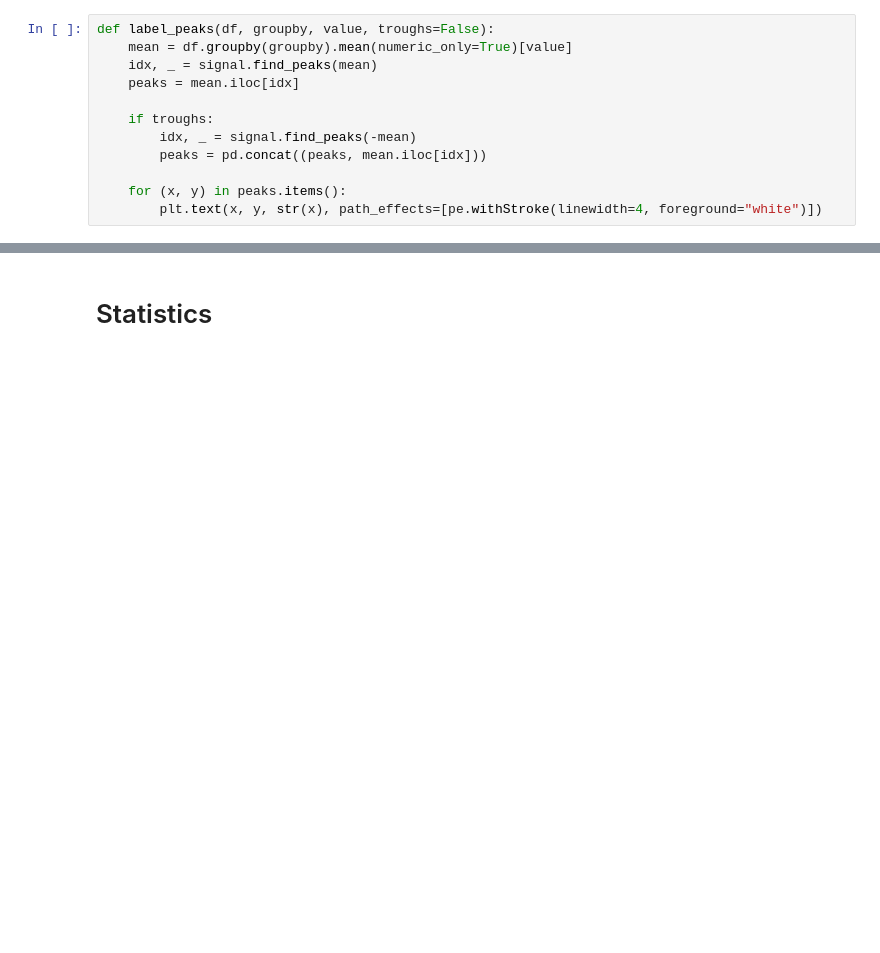
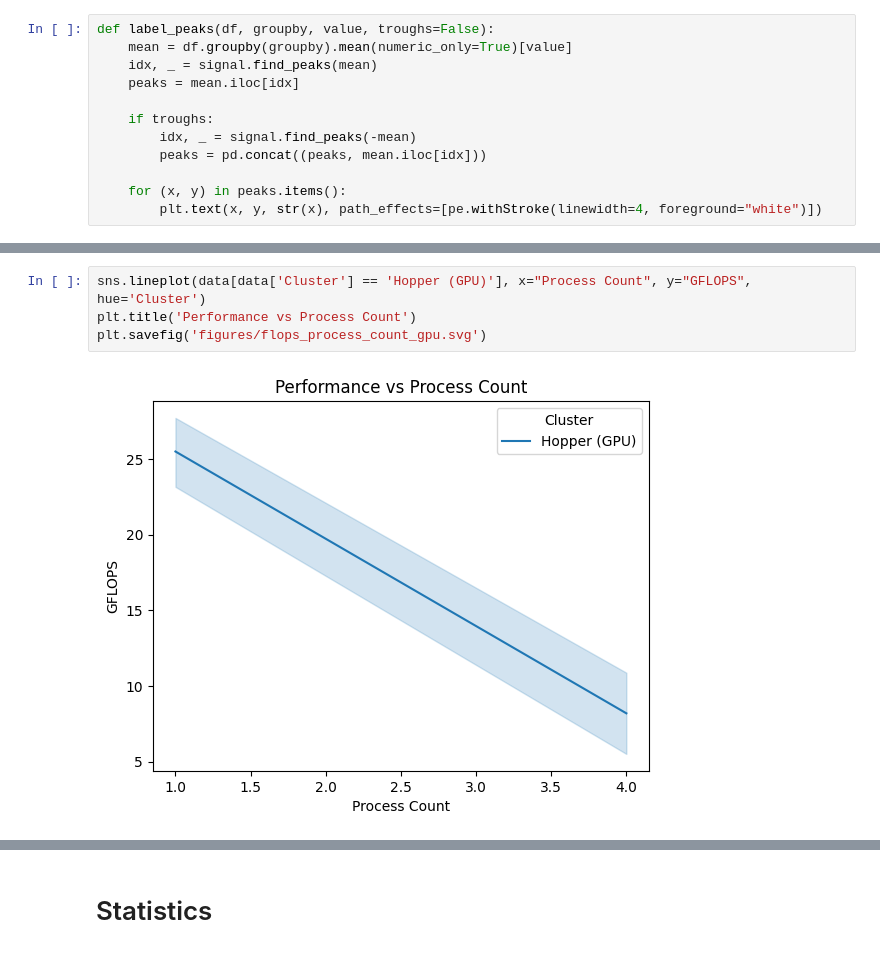
Before and after one commit to mikethebos/HPCG, a Jupyter notebook: Analysis.ipynb, the cells around one changed output, grey strips where cells are left out. Cells and saved outputs as stored; diff of their text form; blank space fills up the shorter version.

```diff
--- a/Analysis.ipynb
+++ b/Analysis.ipynb
@@ -55 +74,7 @@ plt.savefig('figures/flops_process_count.svg')
+# %%
+sns.lineplot(data[data['Cluster'] == 'Hopper (GPU)'], x="Process Count", y="GFLOPS", hue='Cluster')
+plt.title('Performance vs Process Count')
+plt.savefig('figures/flops_process_count_gpu.svg')
+# %% [output]
+[figure, added]
 # %%
```
Also changed, not shown: parts of 21 cells of this notebook.
